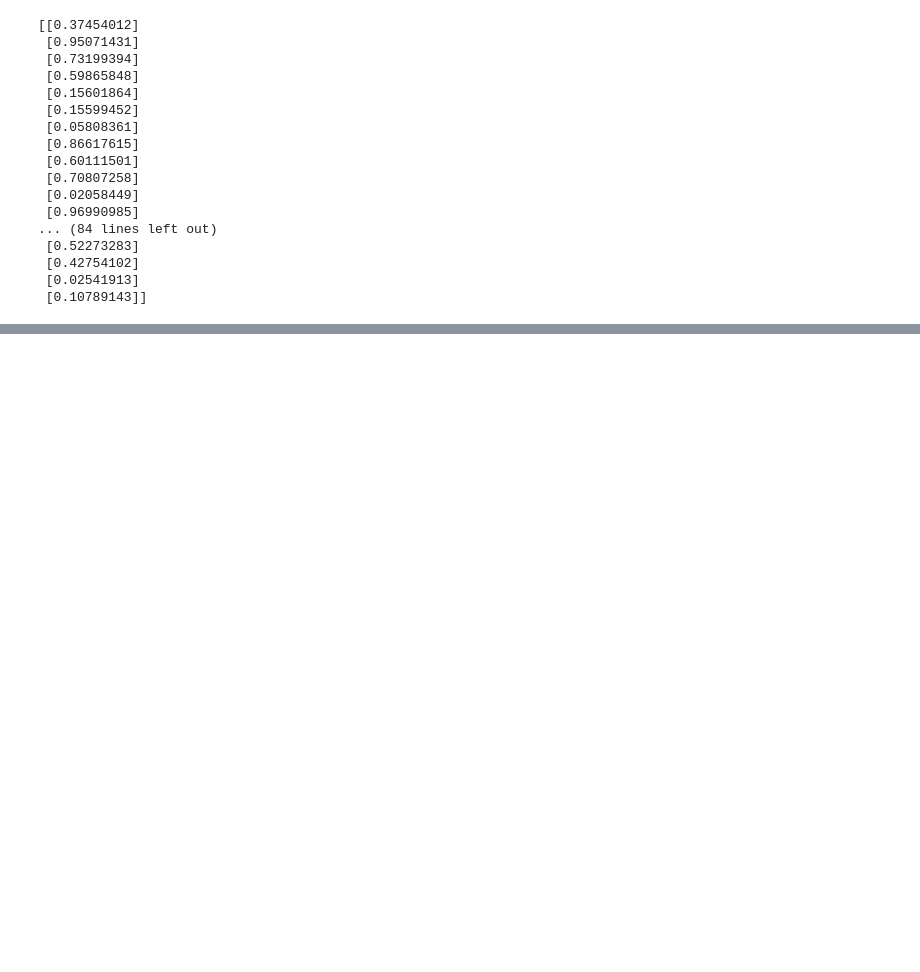
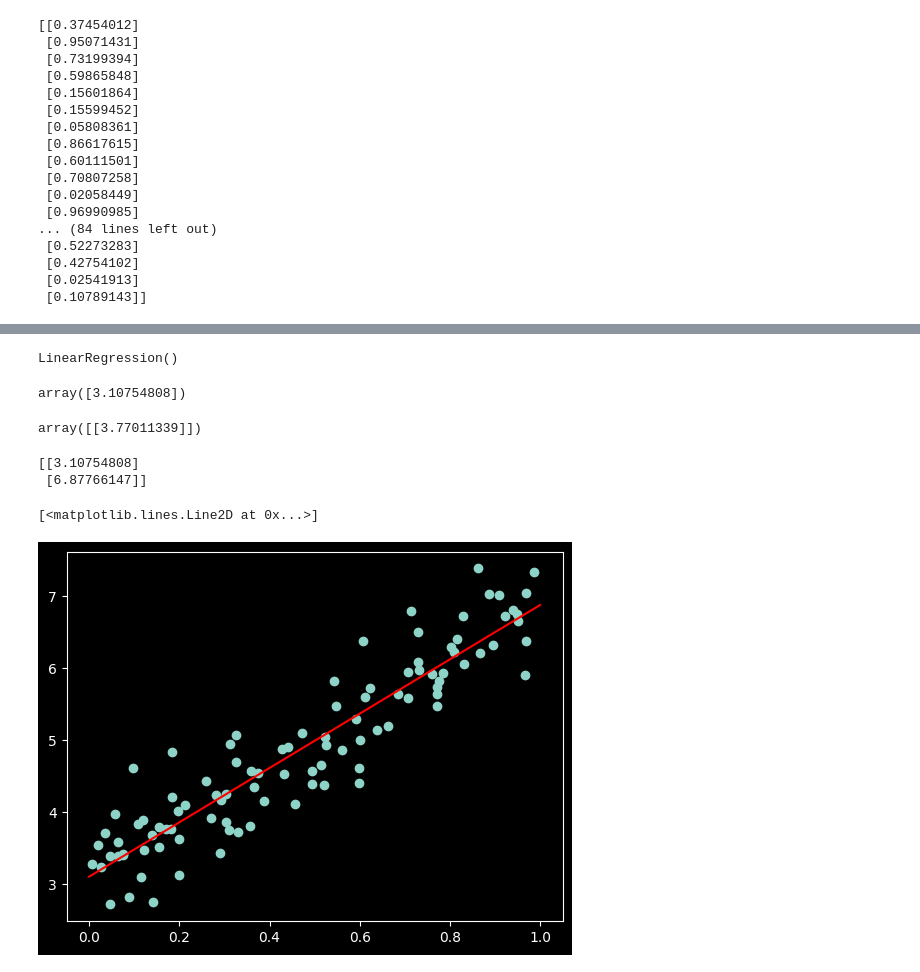
Before and after one commit to AmitavaDatta2004/Machine-Learning-Lab-PCC-AIML-592, a Jupyter notebook: pca1/01_linear_regression.ipynb, the cells around one changed output, grey strips where cells are left out. Saved outputs shown, nothing was run; the diff lists cells and outputs as text; code cells hidden in the pictures; blank space fills up the shorter version.

Commit message:
linear regression scratch done

```diff
--- a/pca1/01_linear_regression.ipynb
+++ b/pca1/01_linear_regression.ipynb
@@ -92,0 +93,15 @@ plt.show()
+# %%
+from sklearn.linear_model import LinearRegression
+
+lin_reg=LinearRegression()
+lin_reg.fit(x,y)
+# %% [output]
+LinearRegression()
+# %%
+lin_reg.intercept_
+# %% [output]
+array([3.10754808])
+# %%
+lin_reg.coef_
+# %% [output]
+array([[3.77011339]])
@@ -92,0 +110,11 @@ plt.show()
+# %%
+print(y_pred)
+# %% [output]
+[[3.10754808]
+ [6.87766147]]
+# %%
+plt.scatter(x,y)
+plt.plot(x_pred,y_pred,"r-")
+# %% [output]
+[<matplotlib.lines.Line2D at 0x...>]
+[figure, added]
```
Also changed, not shown: parts of 5 cells of this notebook, 1 other file.
